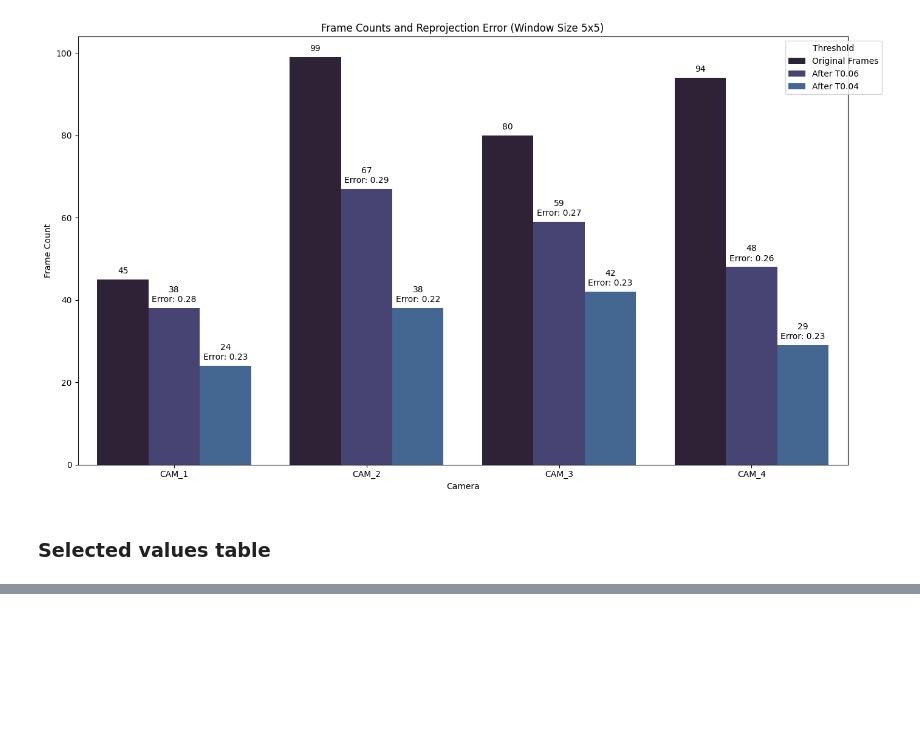
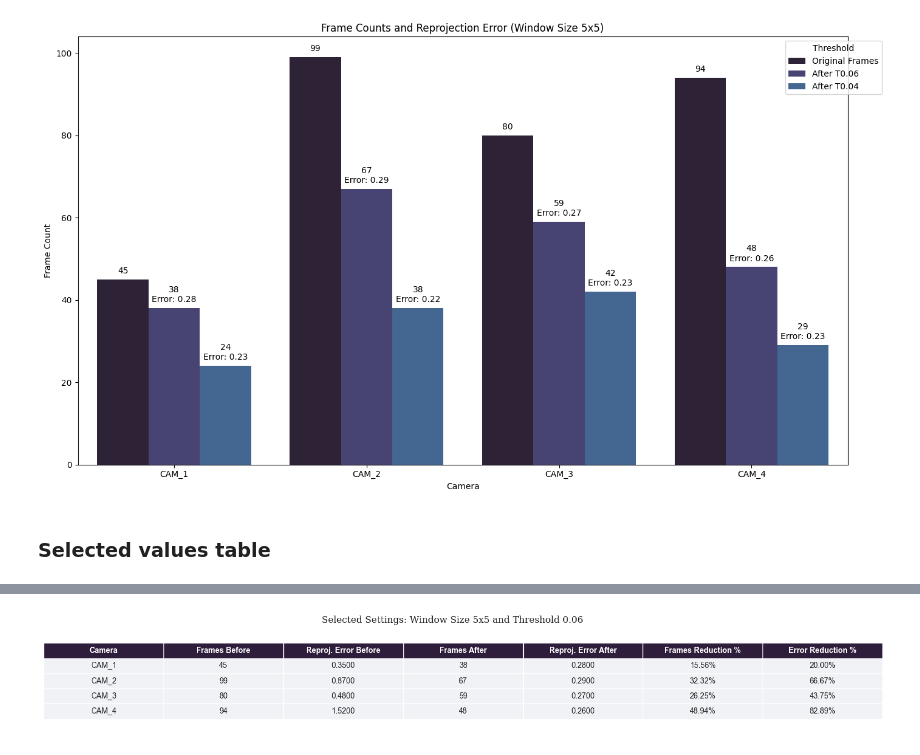
Before and after one commit to damianstone/cv-calibration-triangulation, a Jupyter notebook: report/intrinsic_results..ipynb, the cells around one changed output, grey strips where cells are left out. Saved outputs shown, nothing was run; the diff lists cells and outputs as text; code cells hidden in the pictures; blank space fills up the shorter version.

Commit message:
plots

```diff
--- a/report/intrinsic_results..ipynb
+++ b/report/intrinsic_results..ipynb
@@ -108,3 +113,3 @@ Error with camera CAM_3: Not enough images after filtering; using initial calibr
 # %%
 # load the data from the csv file
-original_df = pd.read_csv(output_path)
+original_df = pd.read_csv(f"{root}/data/intrinsic_experiments.csv")
@@ -343,0 +290,94 @@ plt.show()
+# %%
+# so the selected values or experiment is the one at threshold 0.06, window size 5x5
+# create a table with values for each camera also mention the percentage reduction in the after frames with respect to the before frames
+# and the reprojection error
+
+# Get baseline reprojection errors (threshold = 0, win_size = 5)
+baseline_errors = original_df[
+    (original_df['win_size'] == 5) &
+    (original_df['threshold'] == 0)
+].set_index('camera')['error'].to_dict()
+
+# Filter for the selected experiment
+df_selected = original_df[(original_df['win_size'] == 5) & (original_df['threshold'] == 0.06)].copy()
+
+# Define column configuration
+# The order of this dictionary determines the order of columns in the table
+column_config = {
+    'camera': {
+        'label': 'Camera',
+        'format': lambda row: row['camera']
+    },
+    'frames_before': {
+        'label': 'Frames Before',
+        'format': lambda row: int(row['frames_before'])
+    },
+    'error_before': {
+        'label': 'Reproj. Error Before',
+        'format': lambda row: f"{baseline_errors[row['camera']]:.4f}"
+    },
+    'frames_after': {
+        'label': 'Frames After',
+        'format': lambda row: int(row['frames_after'])
+    },
+    'error_after': {
+        'label': 'Reproj. Error After',
+        'format': lambda row: f"{row['error']:.4f}"
+    },
+    'frames_reduction': {
+        'label': 'Frames Reduction %',
+        'format': lambda row: f"{((row['frames_before'] - row['frames_after']) / row['frames_before']) * 100:.2f}%"
+    },
+    'error_reduction': {
+        'label': 'Error Reduction %',
+        'format': lambda row: f"{((baseline_errors[row['camera']] - row['error']) / baseline_errors[row['camera']]) * 100:.2f}%"
+    }
+}
+
+# Create table data
+table_data = []
+for index, row in df_selected.iterrows():
+    row_data = [column_config[col]['format'](row) for col in column_config.keys()]
+    table_data.append(row_data)
+
+# Get column labels in the same order
+column_labels = [column_config[col]['label'] for col in column_config.keys()]
+
+sns.set_style("whitegrid")
+sns.set_palette("deep")
+fig, ax = plt.subplots(figsize=(15, 2.5))
+ax.axis('tight')
+ax.axis('off')
+
+# Create the table
+table = ax.table(cellText=table_data,
+                colLabels=column_labels,
+                cellLoc='center',
+                loc='center',
+                colColours=[sns.color_palette("mako")[0]]*len(column_labels))
+
+# Style the table
+table.auto_set_font_size(False)
+table.set_fontsize(10)
+table.scale(1.3, 1.7)
+
+# Style the cells
+for cell in table._cells:
+    table._cells[cell].set_edgecolor('#FFFFFF')
+    if cell[0] == 0:  # Header row
+        table._cells[cell].set_text_props(color='white', weight='bold')
+        table._cells[cell].set_facecolor(sns.color_palette("mako")[0])
+    else:  # Data rows
+        table._cells[cell].set_text_props(wrap=True)
+        table._cells[cell].set_facecolor('#F0F2F6')
+
+plt.suptitle('Selected Settings: Window Size 5x5 and Threshold 0.06',
+             y=0.95,
+             fontsize=12,
+             fontweight='medium',
+             fontfamily='serif')
+
+plt.subplots_adjust(top=0.85)
+plt.show()
+# %% [output]
+[figure, added]
```
Also changed, not shown: parts of 5 cells of this notebook, 11 other files.
